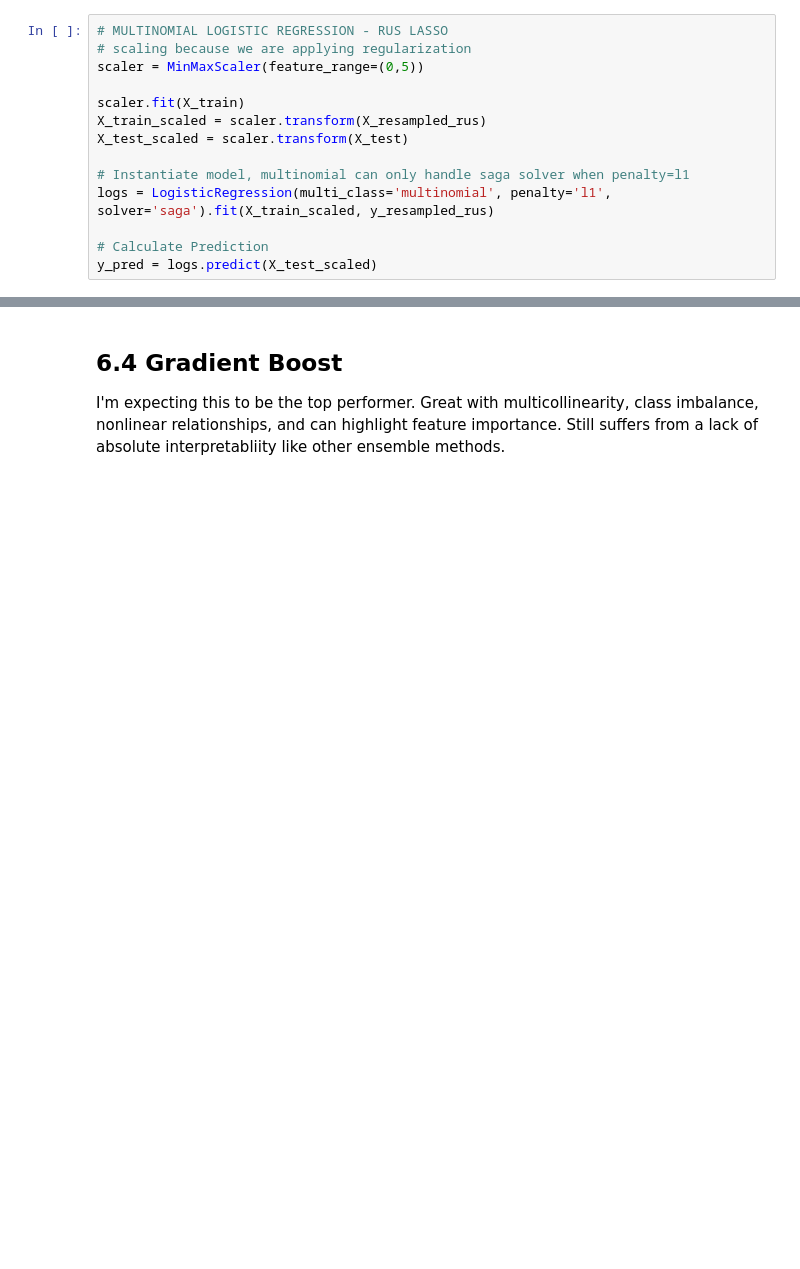
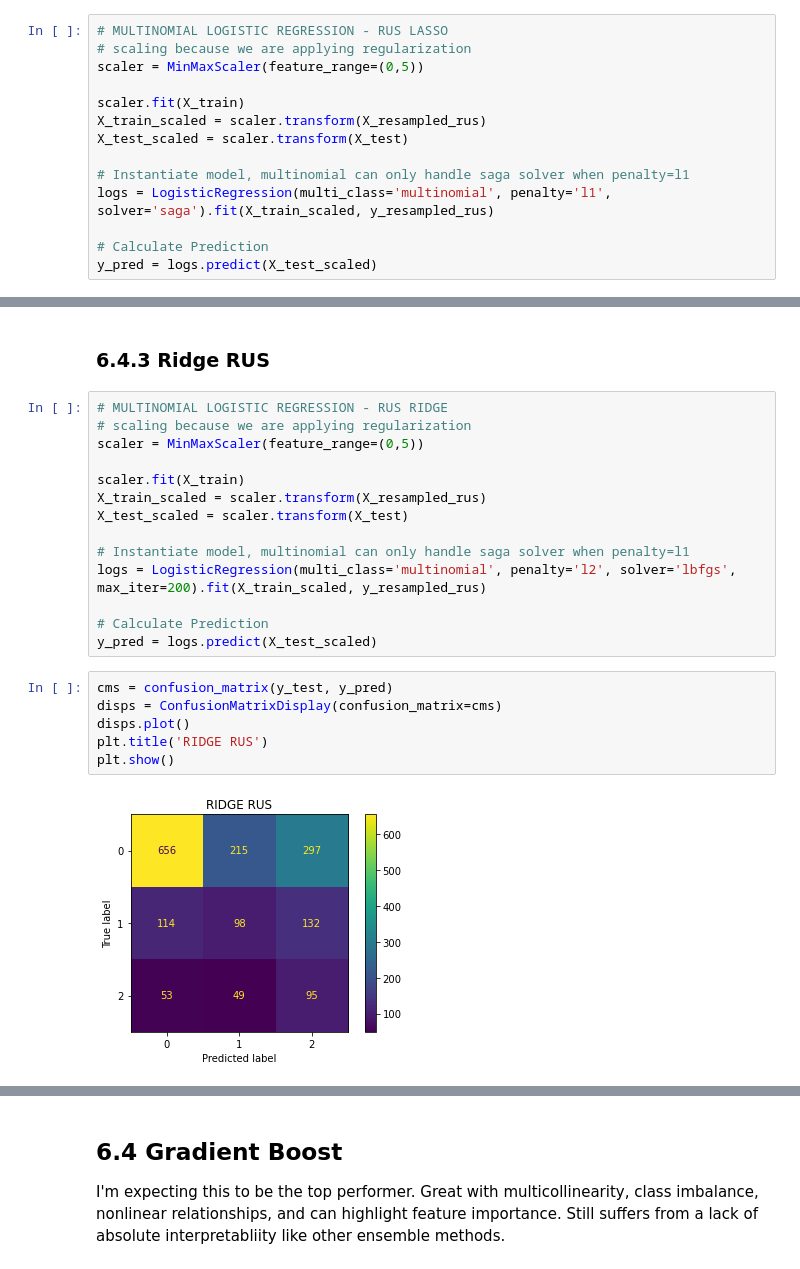
Before and after one commit to GwenToves/Cat-pstone, a Jupyter notebook: Pre_Processing and Modelling.ipynb, the cells around one changed output, grey strips where cells are left out. Cells and saved outputs as stored; diff of their text form; blank space fills up the shorter version.

```diff
--- a/Pre_Processing and Modelling.ipynb
+++ b/Pre_Processing and Modelling.ipynb
@@ -462,0 +496,24 @@ Certainly some improvement. Starting to see some higher recall scores without ha
+# %% [markdown]
+### 6.4.3 Ridge RUS
+# %%
+# MULTINOMIAL LOGISTIC REGRESSION - RUS RIDGE
+# scaling because we are applying regularization
+scaler = MinMaxScaler(feature_range=(0,5))
+
+scaler.fit(X_train)
+X_train_scaled = scaler.transform(X_resampled_rus)
+X_test_scaled = scaler.transform(X_test)
+
+# Instantiate model, multinomial can only handle saga solver when penalty=l1
+logs = LogisticRegression(multi_class='multinomial', penalty='l2', solver='lbfgs', max_iter=200).fit(X_train_scaled, y_resampled_rus)
+
+# Calculate Prediction
+y_pred = logs.predict(X_test_scaled)
+# %%
+cms = confusion_matrix(y_test, y_pred)
+disps = ConfusionMatrixDisplay(confusion_matrix=cms)
+disps.plot()
+plt.title('RIDGE RUS')
+plt.show()
+# %% [output]
+[figure, added]
```
Also changed, not shown: parts of 64 cells of this notebook.
